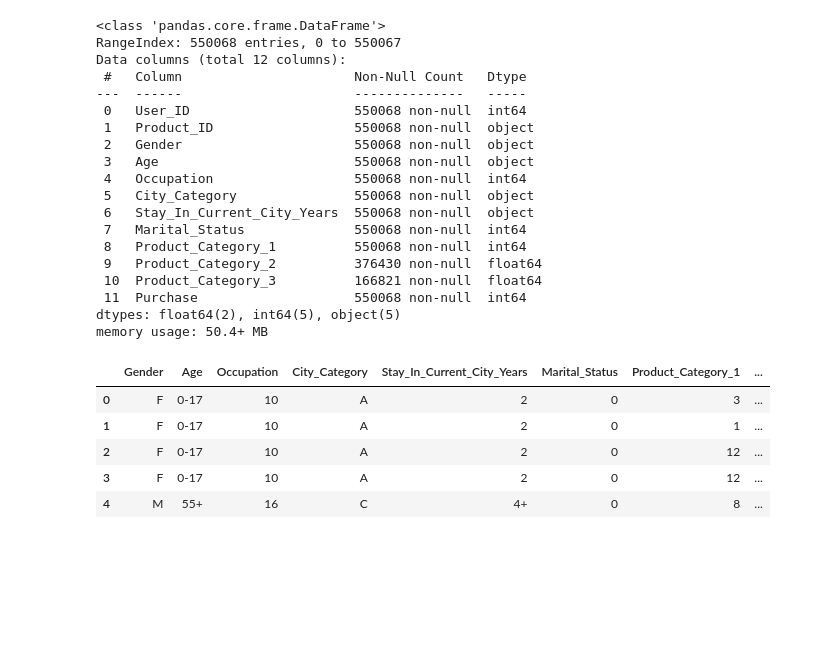
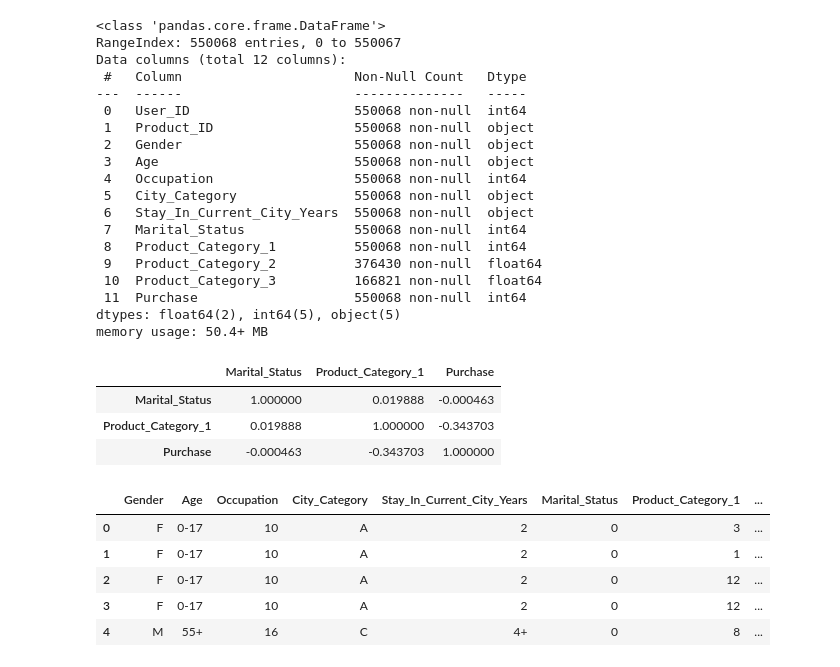
Before and after one commit to mhemanthkmr1503-ctrl/DataScience_Aug_2025, a Jupyter notebook: MachineLearning/RegressionTraining.ipynb, the cells around one changed output. Cells and saved outputs as stored; diff of their text form; code cells hidden in the pictures; blank space fills up the shorter version.

```diff
--- a/MachineLearning/RegressionTraining.ipynb
+++ b/MachineLearning/RegressionTraining.ipynb
@@ -26,6 +26,13 @@ dtypes: float64(2), int64(5), object(5)
 memory usage: 50.4+ MB
 # %%
 selected_df = df[['Gender', 'Age', 'Occupation', 'City_Category', 'Stay_In_Current_City_Years', 'Marital_Status', 'Product_Category_1', 'Purchase']]
+# %%
+selected_df[['Marital_Status', 'Product_Category_1', 'Purchase']].corr()
+# %% [output]
+|  | Marital_Status | Product_Category_1 | Purchase |
+| Marital_Status | 1.000000 | 0.019888 | -0.000463 |
+| Product_Category_1 | 0.019888 | 1.000000 | -0.343703 |
+| Purchase | -0.000463 | -0.343703 | 1.000000 |
 # %%
 selected_df.head()
 # %% [output]
```
Also changed, not shown: parts of 9 cells of this notebook.
